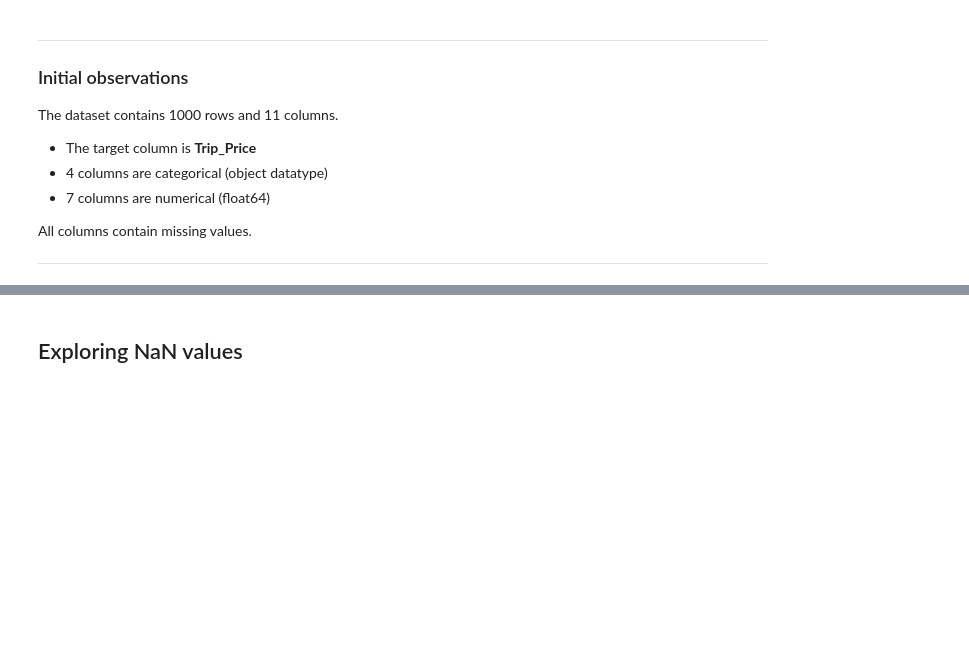
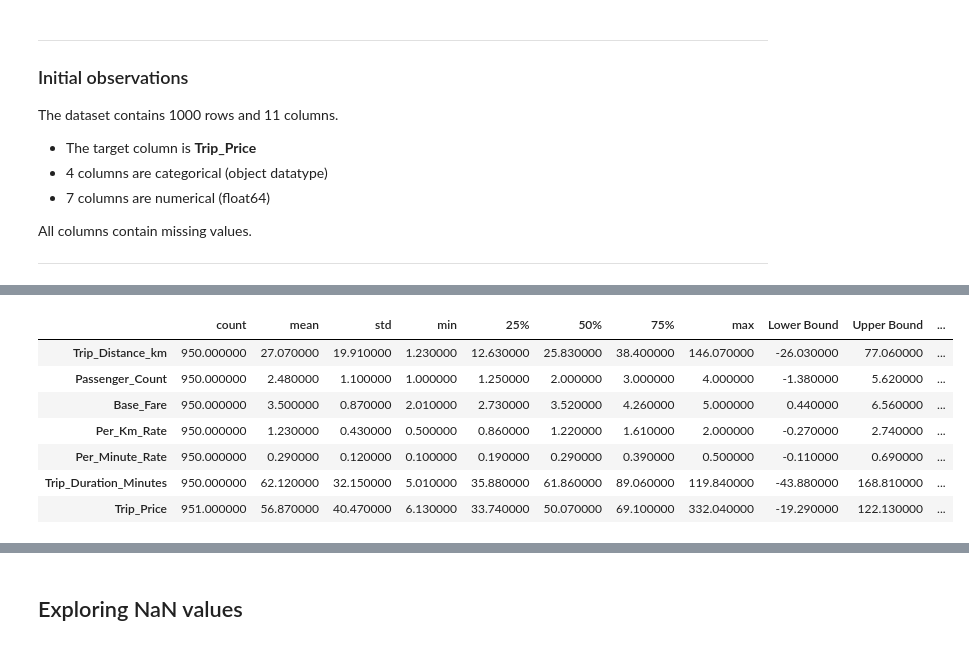
Before and after one commit to Josefin3647/taxi_prediction_fullstack_josefin, a Jupyter notebook: src/taxipred/model_development/eda.ipynb, the cells around one changed output, grey strips where cells are left out. Saved outputs shown, nothing was run; the diff lists cells and outputs as text; code cells hidden in the pictures; blank space fills up the shorter version.

```diff
--- a/src/taxipred/model_development/eda.ipynb
+++ b/src/taxipred/model_development/eda.ipynb
@@ -63,0 +106,38 @@ All columns contain missing values.
+# %%
+summary = df.describe().T
+
+bounds_df = (
+    pd.DataFrame(outlier_bounds)
+    .T
+    .rename(columns={0: "Lower Bound", 1: "Upper Bound"})
+)
+
+comparison = summary.join(bounds_df)
+
+for col in df.select_dtypes(include="number").columns:
+    lower = bounds_df.loc[col, "Lower Bound"]
+    upper = bounds_df.loc[col, "Upper Bound"]
+
+    comparison.loc[col, "High Outlier Count"] = (df[col] > upper).sum()
+    comparison.loc[col, "Low Outlier Count"] = (df[col] < lower).sum()
+
+def highlight_if_outlier(val):
+    if val > 0:
+        return "background-color: #1f4e79; font-weight: bold;"
+    return ""
+
+comparison_rounded = comparison.round(2)
+
+comparison_rounded.style.map(
+    highlight_if_outlier,
+    subset=["High Outlier Count", "Low Outlier Count"]
+)
+# %% [output]
+|  | count | mean | std | min | 25% | 50% | 75% | max | Lower Bound | Upper Bound | ... |
+| Trip_Distance_km | 950.000000 | 27.070000 | 19.910000 | 1.230000 | 12.630000 | 25.830000 | 38.400000 | 146.070000 | -26.030000 | 77.060000 | ... |
+| Passenger_Count | 950.000000 | 2.480000 | 1.100000 | 1.000000 | 1.250000 | 2.000000 | 3.000000 | 4.000000 | -1.380000 | 5.620000 | ... |
+| Base_Fare | 950.000000 | 3.500000 | 0.870000 | 2.010000 | 2.730000 | 3.520000 | 4.260000 | 5.000000 | 0.440000 | 6.560000 | ... |
+| Per_Km_Rate | 950.000000 | 1.230000 | 0.430000 | 0.500000 | 0.860000 | 1.220000 | 1.610000 | 2.000000 | -0.270000 | 2.740000 | ... |
+| Per_Minute_Rate | 950.000000 | 0.290000 | 0.120000 | 0.100000 | 0.190000 | 0.290000 | 0.390000 | 0.500000 | -0.110000 | 0.690000 | ... |
+| Trip_Duration_Minutes | 950.000000 | 62.120000 | 32.150000 | 5.010000 | 35.880000 | 61.860000 | 89.060000 | 119.840000 | -43.880000 | 168.810000 | ... |
+| Trip_Price | 951.000000 | 56.870000 | 40.470000 | 6.130000 | 33.740000 | 50.070000 | 69.100000 | 332.040000 | -19.290000 | 122.130000 | ... |
```
Also changed, not shown: parts of 14 cells of this notebook.
